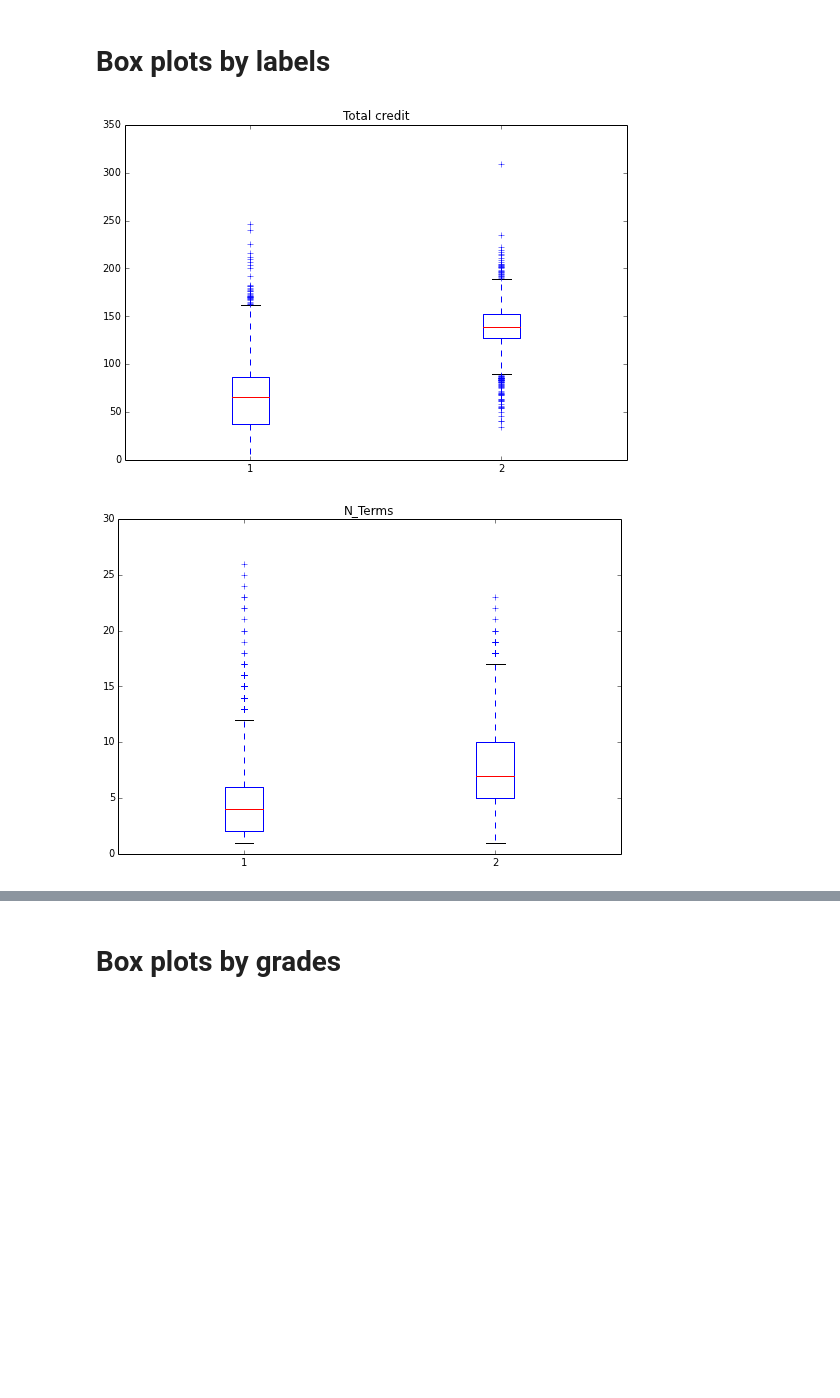
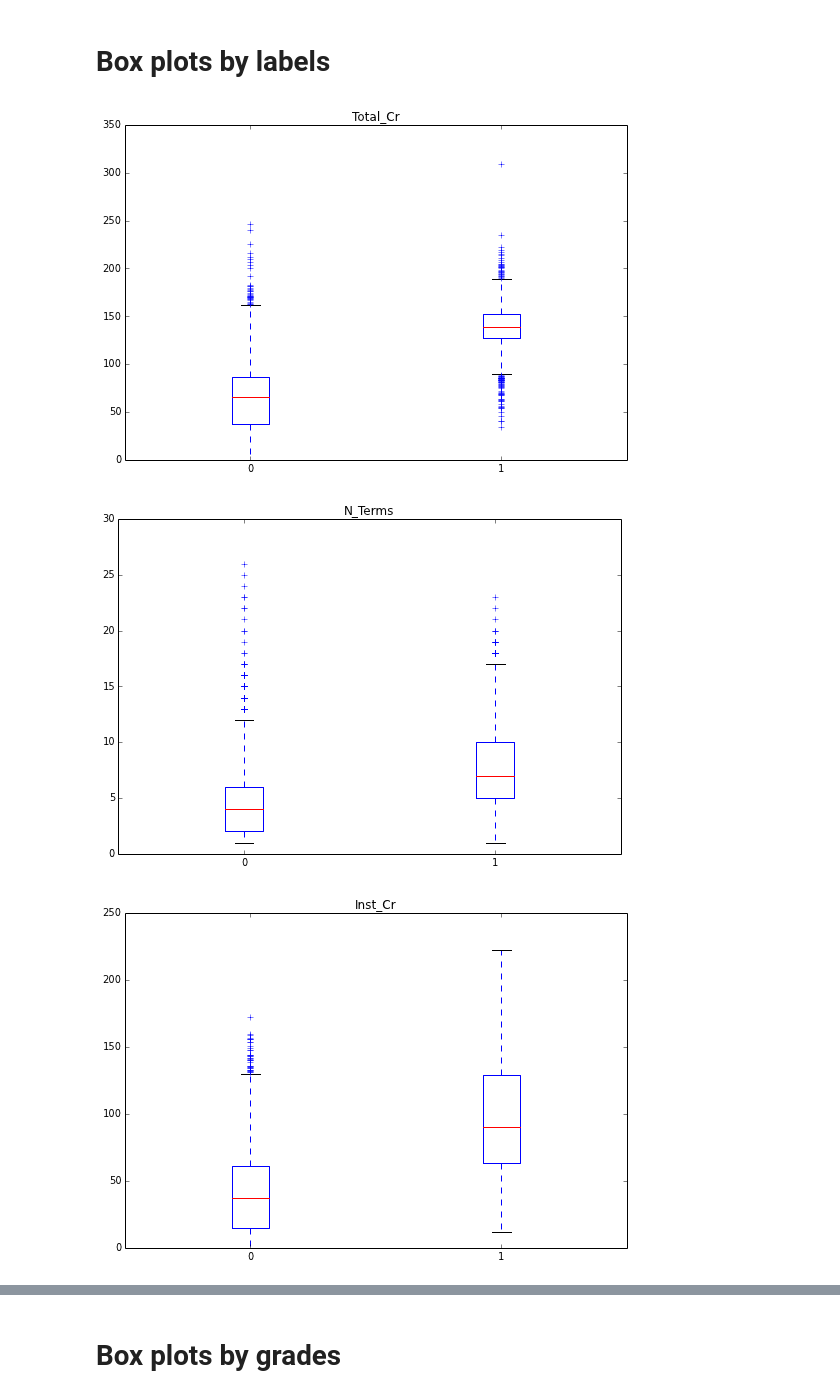
Before and after one commit to csun-math/494, a Jupyter notebook: gina/main.ipynb, the cells around one changed output, grey strips where cells are left out. Saved outputs shown, nothing was run; the diff lists cells and outputs as text; code cells hidden in the pictures; blank space fills up the shorter version.

```diff
--- a/gina/main.ipynb
+++ b/gina/main.ipynb
@@ -558,35 +656,34 @@ df.groupby(['label']).mean()
 # %% [markdown]
 # Box plots by labels
-# %%
-#
-#Do some basic inference on other metadata such as N_Terms or Inst_Cr
-#
-
-#plt.scatter(gpaDF['PSY321'],data['N_Terms'])
-#gpa = [2.0,1.7,1.3,1.0,0.7,0.3,0.0,-0.3,-0.7,-1.0,-1.3,-1.7,-2.0]
-#gpa = [[2.0,1.7,1.3,1.0,0.7,0.3,0.0],[-0.3,-0.7,-1.0,-1.3,-1.7,-2.0]]
-
-k=2 #number of clusters
-out = []
-for i in range(k):
-    out.append(df[df['label']==i]['Total_Cr'].values)
-
-
-fig = plt.figure(1, figsize=(9, 6))
-plt.title('Total credit')
-ax = fig.add_subplot(111) # Create an axes instance
-bp = ax.boxplot(out) # Create the boxplot
-fig.savefig('fig1.png', bbox_inches='tight') # Save the figure
-
-out = []
-for i in range(k):
-    out.append(df[df['label']==i]['N_Terms'])
-
-fig = plt.figure(2, figsize=(9, 6))
-plt.title('N_Terms')
-ax = fig.add_subplot(111) # Create an axes instance
-bp = ax.boxplot(out) # Create the boxplot
-fig.savefig('fig2.png', bbox_inches='tight') # Save the figure
-# %% [output]
-[figure, removed]
-[figure, removed]
+# %%
+#
+#Do some basic inference on other metadata such as N_Terms or Inst_Cr
+#
+k=2
+'''
+#old stuff
+X=gpaDF[gpaDF[gpaDF.columns[5:]].columns[selector.support_]]
+col=gpaDF.columns[5:][selector.support_]
+boxPlot(df,fig_num=1,param='Total_Cr', k=k)
+
+boxPlot(df,fig_num=2,param='N_Terms',k=k)
+
+boxPlot(df,fig_num=3,param='Inst_Cr',k=k)
+
+for  i,l in enumerate(col):
+    boxPlot(df.join(X),fig_num=i+4,param=l,k=k)
+'''
+
+col=gpaDF.columns[5:][selector.support_]
+boxPlot(df,fig_num=1,param='Total_Cr', k=k)
+
+boxPlot(df,fig_num=2,param='N_Terms',k=k)
+
+boxPlot(df,fig_num=3,param='Inst_Cr',k=k)
+
+for  i,l in enumerate(col):
+    boxPlot(df,fig_num=i+4,param=l,k=k)
+# %% [output]
+[figure, added]
+[figure, added]
+[figure, added]
```
Also changed, not shown: parts of 21 cells of this notebook.
